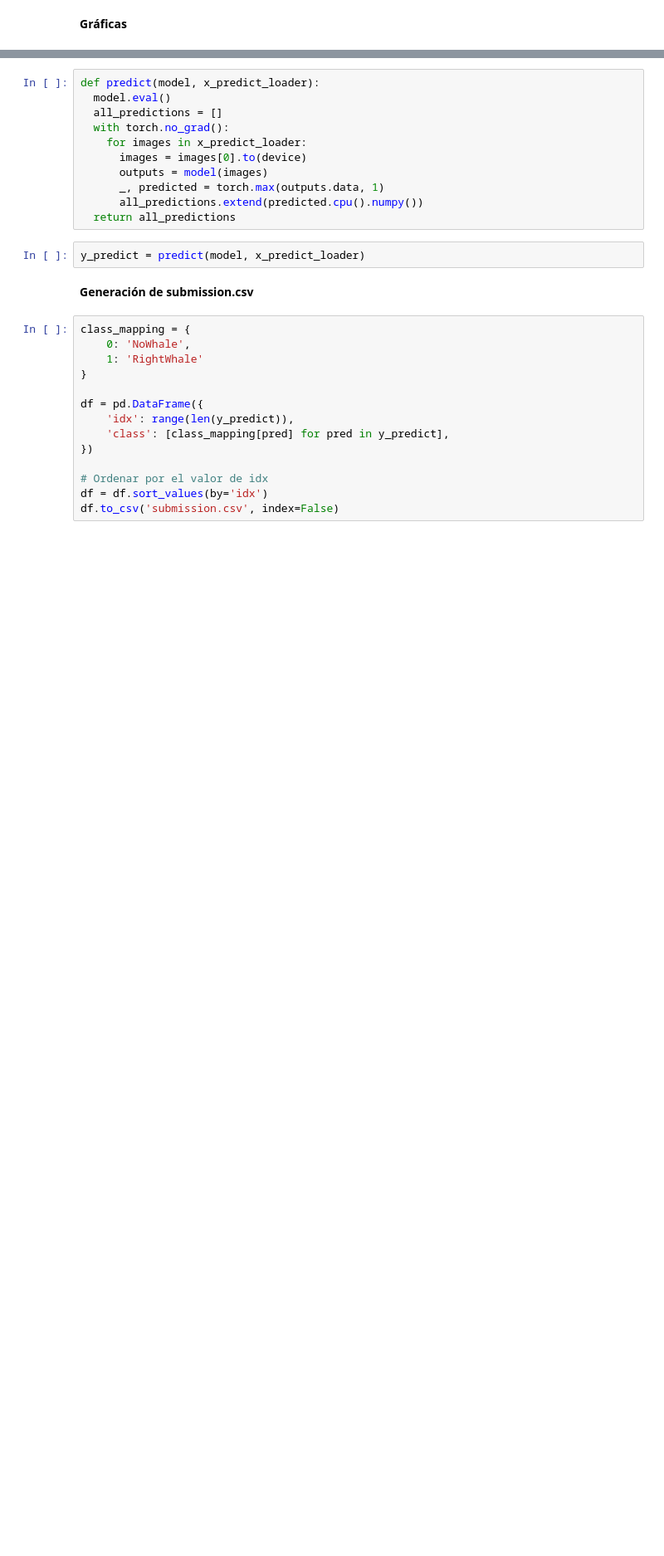
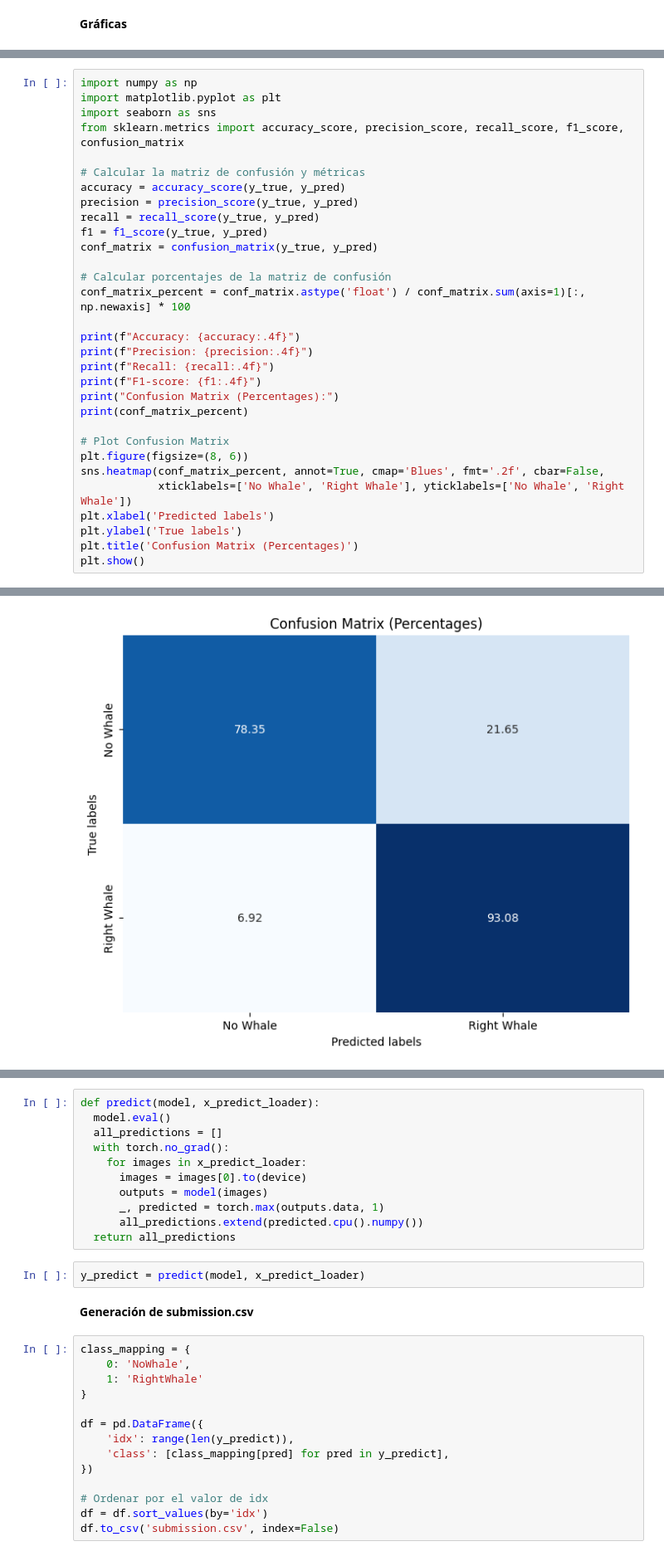
Before and after one commit to andrewkc/ml-final-project, a Jupyter notebook: 01_main_and_cnn.ipynb, the cells around one changed output, grey strips where cells are left out. Shown at 83% size. Drawn from its saved outputs; the diff is of its cells as text; blank space fills up the shorter version.

```diff
--- a/01_main_and_cnn.ipynb
+++ b/01_main_and_cnn.ipynb
@@ -329,0 +397,32 @@ plt.show()
+# %%
+import numpy as np
+import matplotlib.pyplot as plt
+import seaborn as sns
+from sklearn.metrics import accuracy_score, precision_score, recall_score, f1_score, confusion_matrix
+
+# Calcular la matriz de confusión y métricas
+accuracy = accuracy_score(y_true, y_pred)
+precision = precision_score(y_true, y_pred)
+recall = recall_score(y_true, y_pred)
+f1 = f1_score(y_true, y_pred)
+conf_matrix = confusion_matrix(y_true, y_pred)
+
+# Calcular porcentajes de la matriz de confusión
+conf_matrix_percent = conf_matrix.astype('float') / conf_matrix.sum(axis=1)[:, np.newaxis] * 100
+
+print(f"Accuracy: {accuracy:.4f}")
+print(f"Precision: {precision:.4f}")
+print(f"Recall: {recall:.4f}")
+print(f"F1-score: {f1:.4f}")
+print("Confusion Matrix (Percentages):")
+print(conf_matrix_percent)
+
+# Plot Confusion Matrix
+plt.figure(figsize=(8, 6))
+sns.heatmap(conf_matrix_percent, annot=True, cmap='Blues', fmt='.2f', cbar=False,
+            xticklabels=['No Whale', 'Right Whale'], yticklabels=['No Whale', 'Right Whale'])
+plt.xlabel('Predicted labels')
+plt.ylabel('True labels')
+plt.title('Confusion Matrix (Percentages)')
+plt.show()
+# %% [output]
@@ -329,0 +436 @@ plt.show()
+[figure, added]
```
Also changed, not shown: parts of 21 cells of this notebook, 4 other files.
